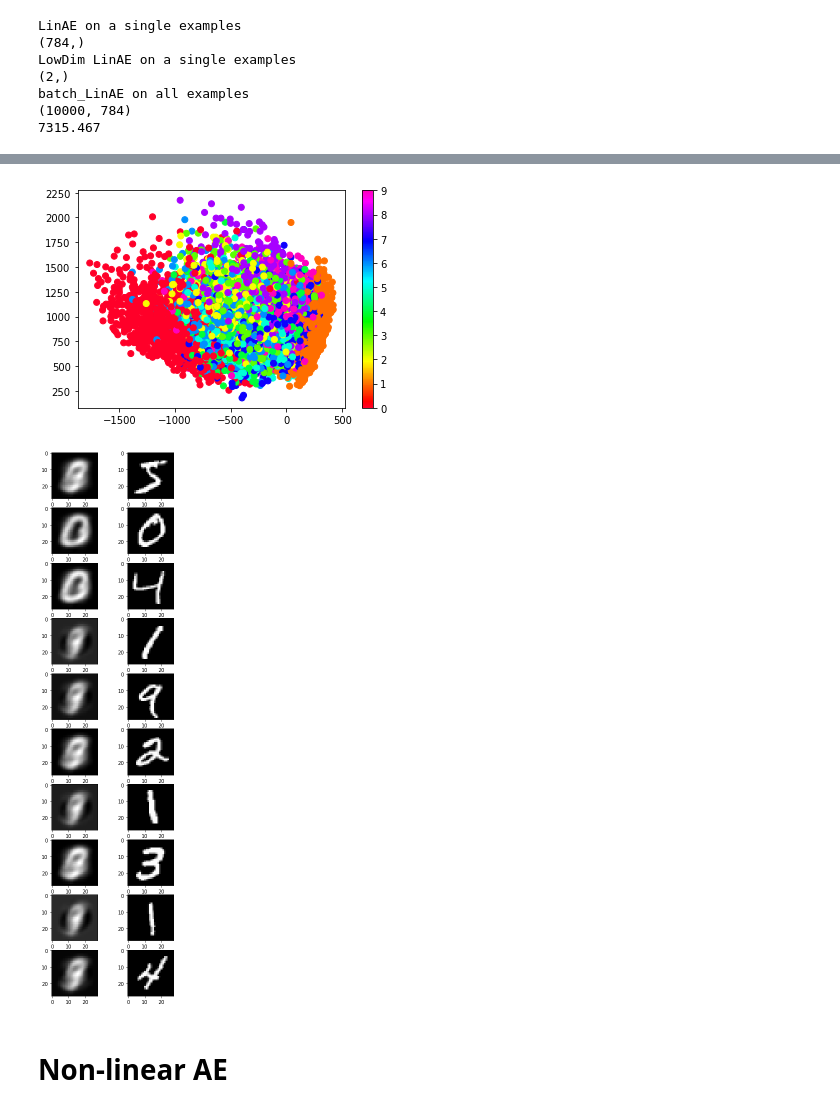
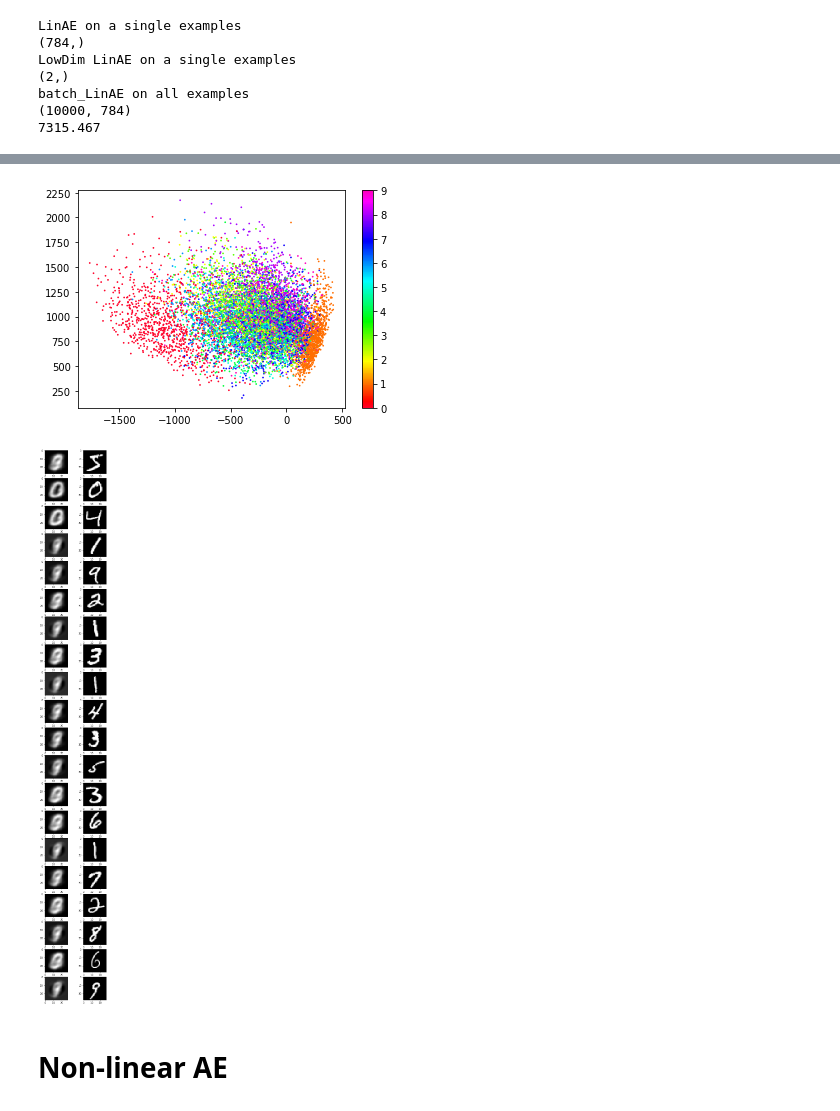
Before and after one commit to mcnica89/DATA6100, a Jupyter notebook: MNIST_example_NeuralNets_PCA.ipynb, the cells around one changed output, grey strips where cells are left out. Saved outputs shown, nothing was run; the diff lists cells and outputs as text; code cells hidden in the pictures.

```diff
--- a/MNIST_example_NeuralNets_PCA.ipynb
+++ b/MNIST_example_NeuralNets_PCA.ipynb
@@ -319,7 +319,7 @@ batch_LinAE on all examples
 (10000, 784)
 7315.467
 # %%
-#layer_sizes = [784, 2, 784]
-#params = init_network_params(layer_sizes, key)
+layer_sizes = [784, 2, 784]
+params = init_network_params(layer_sizes, key)
 training_loop(LinAE_loss,num_epochs=10,step_size = 0.0001)
 # %% [output]
@@ -355,33 +355,33 @@ def plot_lowDimRep(batch_AE_func):
   low_dim_reps = batch_AE_func(params, train_images, True)
   #my_cmap = colors.ListedColormap(['k','b','y','g','r'])
 
-  plt.scatter(low_dim_reps[:,0],low_dim_reps[:,1],c=train_labels,cmap='gist_rainbow')
+  plt.scatter(low_dim_reps[:,0],low_dim_reps[:,1],s=0.5,c=train_labels,cmap='gist_rainbow')
 
   plt.colorbar(ticks=[0,1,2,3,4,5,6,7,8,9])
 
 plot_lowDimRep(batch_LinAE)
 # %% [output]
-[figure, old version]
+[figure, new version]
 # %%
-def plot_AE_reconstructions(AE_func,n_show = 10):
+def plot_AE_reconstructions(AE_func,n_show = 20):
   figure = plt.figure(figsize=(5, 2*n_show))
   for ix in range(n_show):
 
     img = AE_func(params,train_images[ix],False).reshape((28,28))
     plt.subplot(n_show, 2, 2*ix+1)
     #plt.subplots_adjust(hspace =.5, wspace=.5)
     plt.imshow(img, cmap='gray')
     #plt.show()
 
     img = train_images[ix].reshape((28,28))
     plt.subplot(n_show, 2, 2*ix+2)
     #plt.subplots_adjust(hspace =.5, wspace=.5)
     plt.imshow(img, cmap='gray')
     #plt.show()
 
 plot_AE_reconstructions(LinAE)
 # %% [output]
-[figure, old version]
+[figure, new version]
 # %% [markdown]
 # Non-linear AE
 # %%
```
Also changed, not shown: parts of 2 cells of this notebook.
